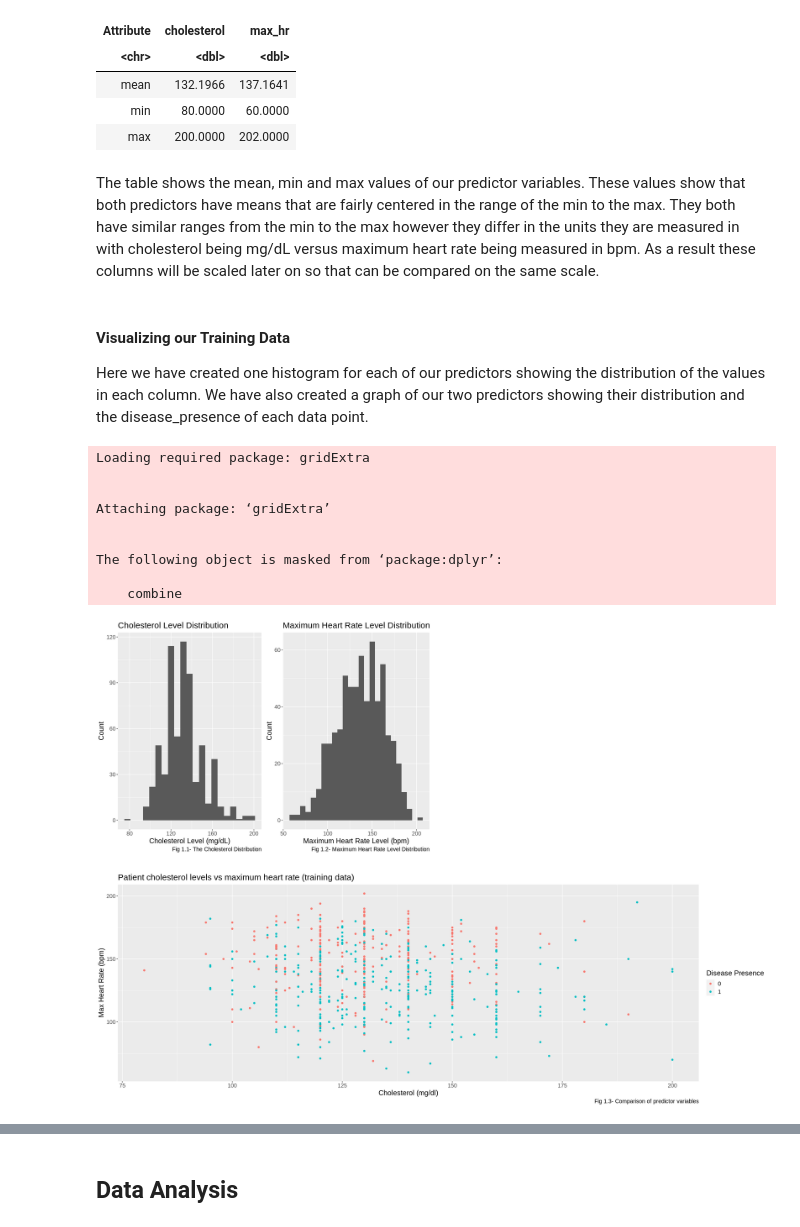
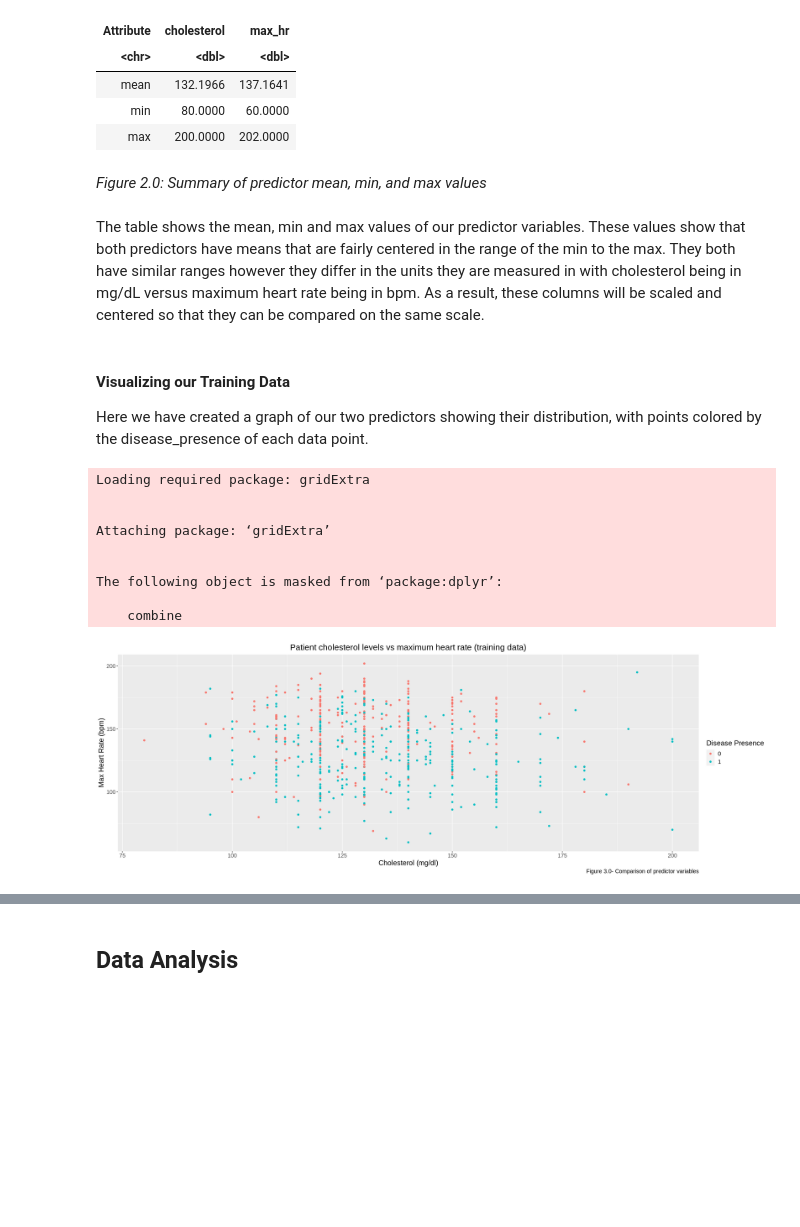
Before and after one commit to danielkaichis/dsci100_project, a Jupyter notebook: report.ipynb, the cells around one changed output, grey strips where cells are left out. Cells and saved outputs as stored; diff of their text form; code cells hidden in the pictures; blank space fills up the shorter version.

Commit message:
update figure labels and references, and cut down word count

```diff
--- a/report.ipynb
+++ b/report.ipynb
@@ -159,51 +161,36 @@ A tibble: 3 × 3
 | mean | 132.1966 | 137.1641 |
 | min | 80.0000 | 60.0000 |
 | max | 200.0000 | 202.0000 |
+# %% [markdown]
+<i>Figure 2.0: Summary of predictor mean, min, and max values</i>
 # %% [markdown]
-The table shows the mean, min and max values of our predictor variables. These values show that both predictors have means that are fairly centered in the range of the min to the max. They both have similar ranges from the min to the max however they differ in the units they are measured in with cholesterol being mg/dL versus maximum heart rate being measured in bpm. As a result these columns will be scaled later on so that can be compared on the same scale.
+The table shows the mean, min and max values of our predictor variables. These values show that both predictors have means that are fairly centered in the range of the min to the max. They both have similar ranges however they differ in the units they are measured in with cholesterol being in mg/dL versus maximum heart rate being in bpm. As a result, these columns will be scaled and centered so that they can be compared on the same scale.
 # %% [markdown]
 #### Visualizing our Training Data
-Here we have created one histogram for each of our predictors showing the distribution of the values in each column. We have also created a graph of our two predictors showing their distribution and the disease_presence of each data point.
+Here we have created a graph of our two predictors showing their distribution, with points colored by the disease_presence of each data point.
 # %%
 require(gridExtra)
 options(repr.plot.height = 7, repr.plot.width = 20)
-cholesterol_histogram <- ggplot(heart_train, aes(x = cholesterol)) +
-    geom_histogram(binwidth = 6) +
-    xlab("Cholesterol Level (mg/dL)") +
-    ylab("Count") +
-    labs(caption="Fig 1.1- The Cholesterol Distribution")+
-    ggtitle("Cholesterol Level Distribution") +
-    theme(text = element_text(size = 15))
-max_hr_histogram <- ggplot(heart_train, aes(x = max_hr)) +
-    geom_histogram(binwidth = 6) +
-    xlab("Maximum Heart Rate Level (bpm)") +
-    ylab("Count") +
-    labs(caption="Fig 1.2- Maximum Heart Rate Level Distribution")+
-    ggtitle("Maximum Heart Rate Level Distribution") +
-    theme(text = element_text(size = 15))
-
-grid.arrange(cholesterol_histogram, max_hr_histogram, ncol = 4)
-
 # plot max heart rate vs cholesterol from training data
 heart_plot <- ggplot(heart_train, aes(x = cholesterol, y = max_hr, color = disease_presence)) +
     geom_point() +
     labs(color = "Disease Presence", x = "Cholesterol (mg/dl)", y = "Max Heart Rate (bpm)",
-            caption="Fig 1.3- Comparison of predictor variables") +
+            caption="Figure 3.0- Comparison of predictor variables") +
     theme(text = element_text(size = 12)) +
     ggtitle("Patient cholesterol levels vs maximum heart rate (training data)") +
-    theme(text = element_text(size = 15))
+    theme(text = element_text(size = 15), plot.title = element_text(hjust = 0.5))
+
 
 heart_plot
 # %% [output]
 Loading required package: gridExtra
 
 
 Attaching package: ‘gridExtra’
 
 
 The following object is masked from ‘package:dplyr’:
 
     combine
-[figure, old version]
+[figure, new version]
-[figure, removed]
 # %% [markdown]
```
Also changed, not shown: parts of 26 cells of this notebook.
